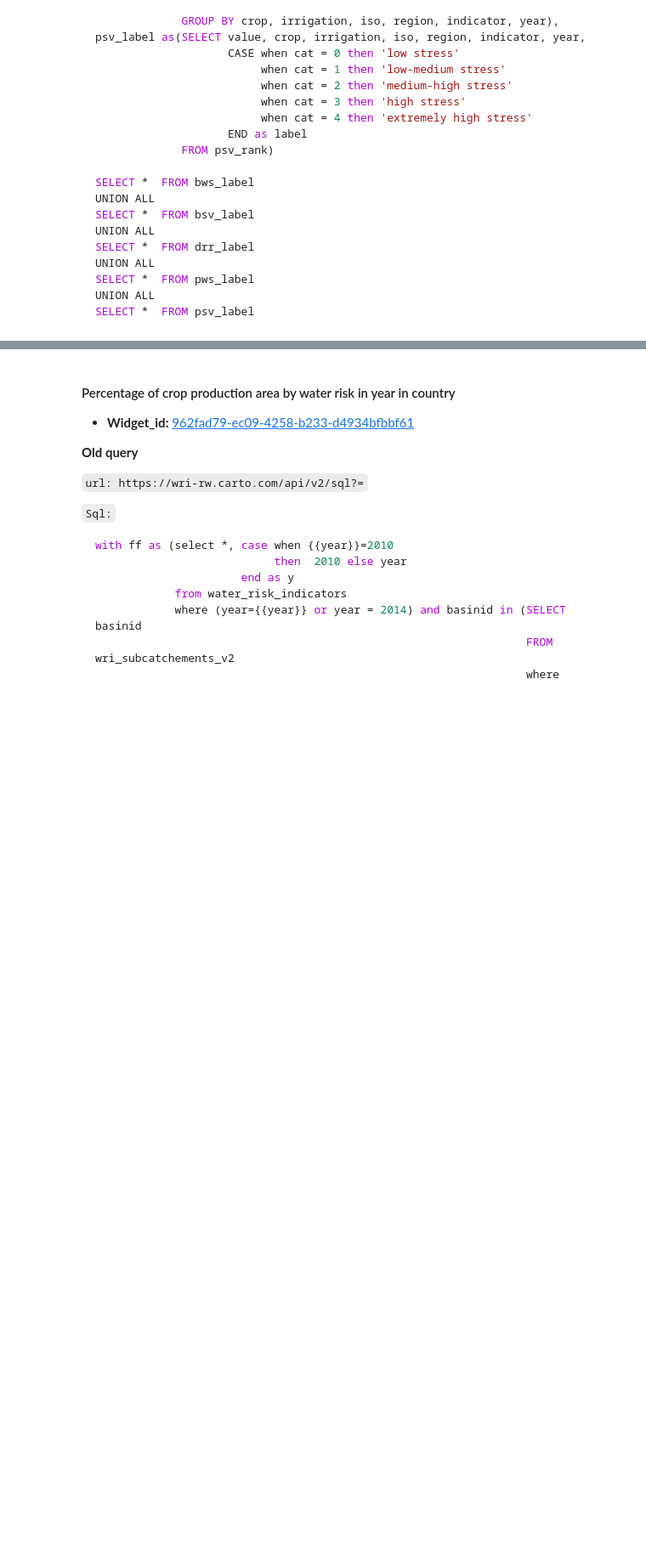
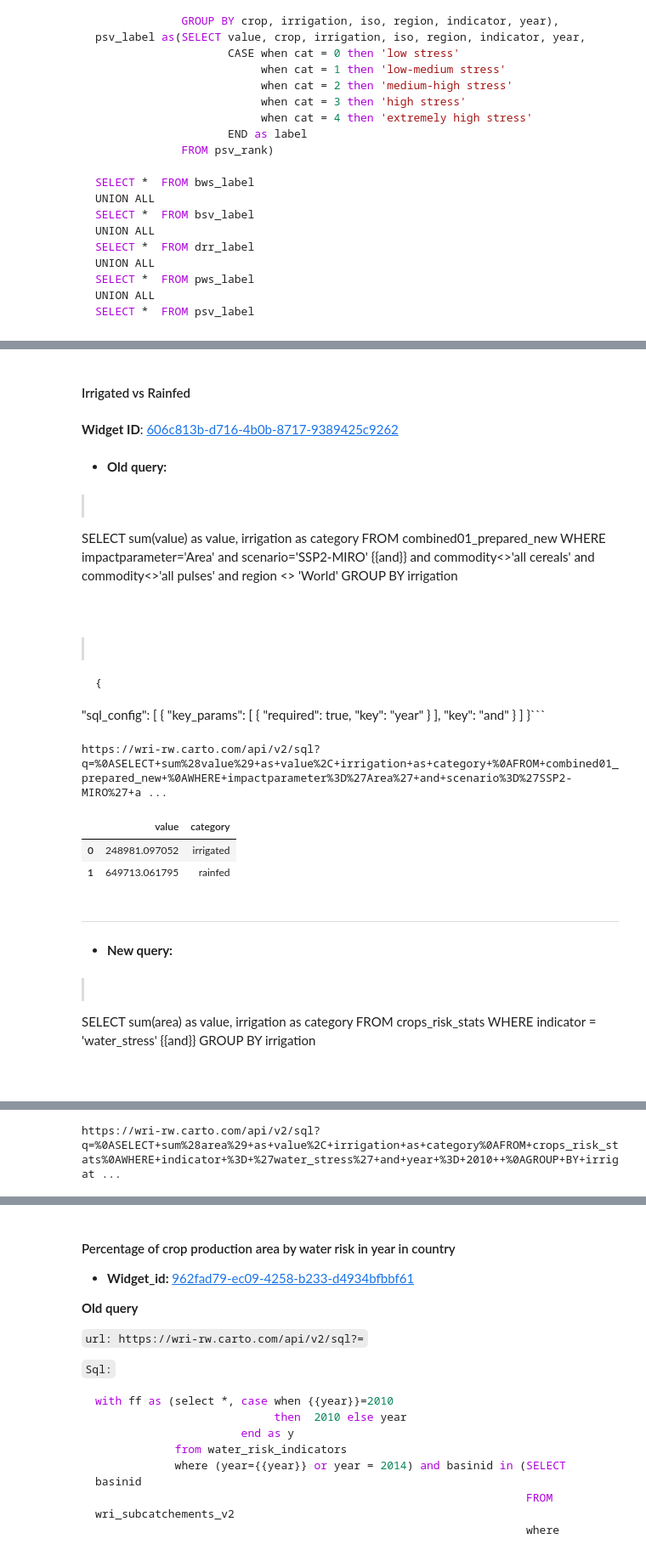
Before and after one commit to resource-watch/notebooks, a Jupyter notebook: Aqueduct/lab/AQ_1_V3_Widget_definition.ipynb, the cells around one changed output, grey strips where cells are left out. Shown at 85% size. Cells and saved outputs as stored; diff of their text form; code cells hidden in the pictures; blank space fills up the shorter version.

````diff
--- a/Aqueduct/lab/AQ_1_V3_Widget_definition.ipynb
+++ b/Aqueduct/lab/AQ_1_V3_Widget_definition.ipynb
@@ -2003,0 +1848,78 @@ where (indicator='water_stress' and irrigation='irrigated') or (indicator='droug
+# %%
+sqlOld = """
+SELECT sum(value) as value, irrigation as category
+FROM combined01_prepared_new
+WHERE impactparameter='Area' and scenario='SSP2-MIRO' {{and}} and commodity<>'all cereals' and commodity<>'all pulses' and region <> 'World'
+GROUP BY irrigation
+"""
+confOld = json.loads("""
+    {
+    "sql_config": [
+    {
+        "key_params": [
+            {
+                "required": true,
+                "key": "year"
+            }
+        ],
+        "key": "and"
+    }]
+}
+""")
+sqlNew = """
+SELECT sum(area) as value, irrigation as category
+FROM crops_risk_stats
+WHERE indicator = 'water_stress' {{and}}
+GROUP BY irrigation
+"""
+confNew = json.loads("""
+    {
+    "sql_config": [
+    {
+        "key_params": [
+            {
+                "required": true,
+                "key": "year"
+            }
+        ],
+        "key": "and"
+    }]
+    }
+""")
+displayAQfwinfo('Irrigated vs Rainfed', '606c813b-d716-4b0b-8717-9389425c9262', sqlOld, confOld, sqlNew, confNew)
+# %% [output]
+#### Irrigated vs Rainfed
+**Widget ID**: [606c813b-d716-4b0b-8717-9389425c9262](https://staging-api.globalforestwatch.org/v1/widget/606c813b-d716-4b0b-8717-9389425c9262)
+* **Old query:**
+>```PLSQL
+SELECT sum(value) as value, irrigation as category
+FROM combined01_prepared_new
+WHERE impactparameter='Area' and scenario='SSP2-MIRO' {{and}} and commodity<>'all cereals' and commodity<>'all pulses' and region <> 'World'
+GROUP BY irrigation
+ ```
+>```JSON
+    {
+  "sql_config": [
+    {
+      "key_params": [
+        {
+          "required": true,
+          "key": "year"
+        }
+      ],
+      "key": "and"
+    }
+  ]
+}```
+https://wri-rw.carto.com/api/v2/sql?q=%0ASELECT+sum%28value%29+as+value%2C+irrigation+as+category+%0AFROM+combined01_prepared_new+%0AWHERE+impactparameter%3D%27Area%27+and+scenario%3D%27SSP2-MIRO%27+a ...
+|  | value | category |
+| 0 | 248981.097052 | irrigated |
+| 1 | 649713.061795 | rainfed |
+---
+* **New query:**
+>```PLSQL
+SELECT sum(area) as value, irrigation as category
+FROM crops_risk_stats
+WHERE indicator = 'water_stress' {{and}}
+GROUP BY irrigation
+ ```
@@ -2003,0 +1940 @@ where (indicator='water_stress' and irrigation='irrigated') or (indicator='droug
+https://wri-rw.carto.com/api/v2/sql?q=%0ASELECT+sum%28area%29+as+value%2C+irrigation+as+category%0AFROM+crops_risk_stats%0AWHERE+indicator+%3D+%27water_stress%27+and+year+%3D+2010++%0AGROUP+BY+irrigat ...
````
Also changed, not shown: parts of 28 cells of this notebook, 2 other files.
